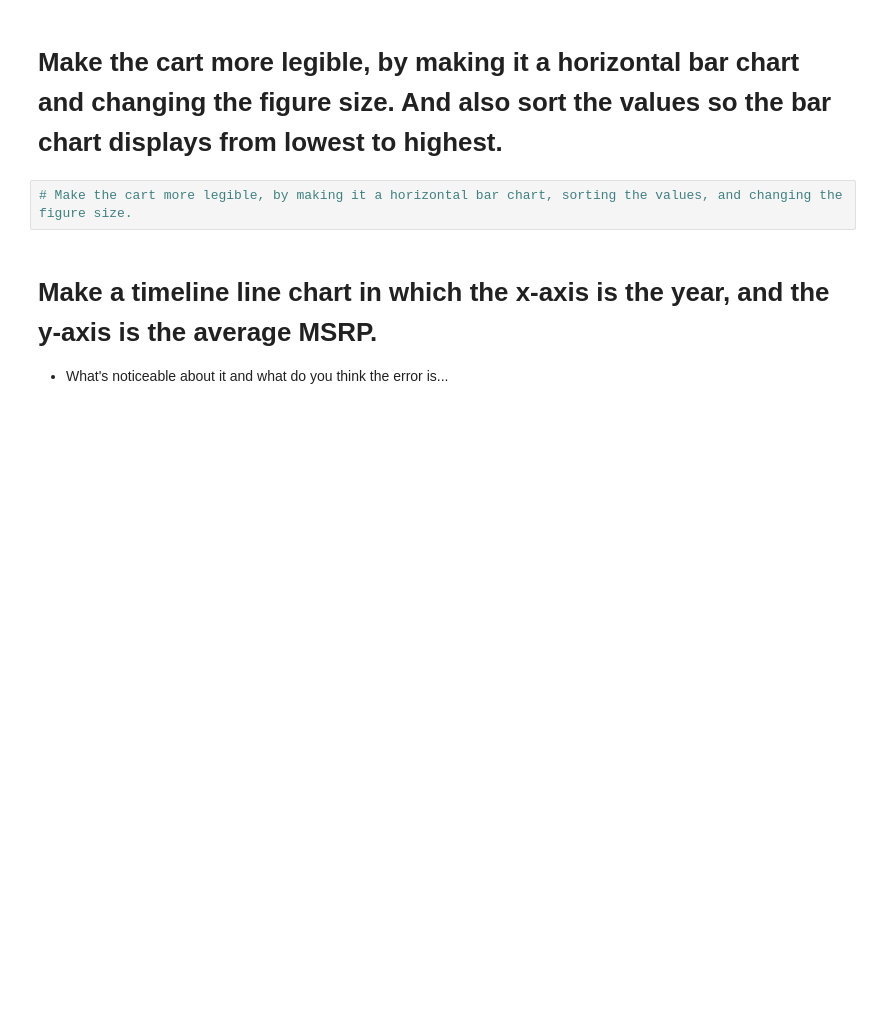
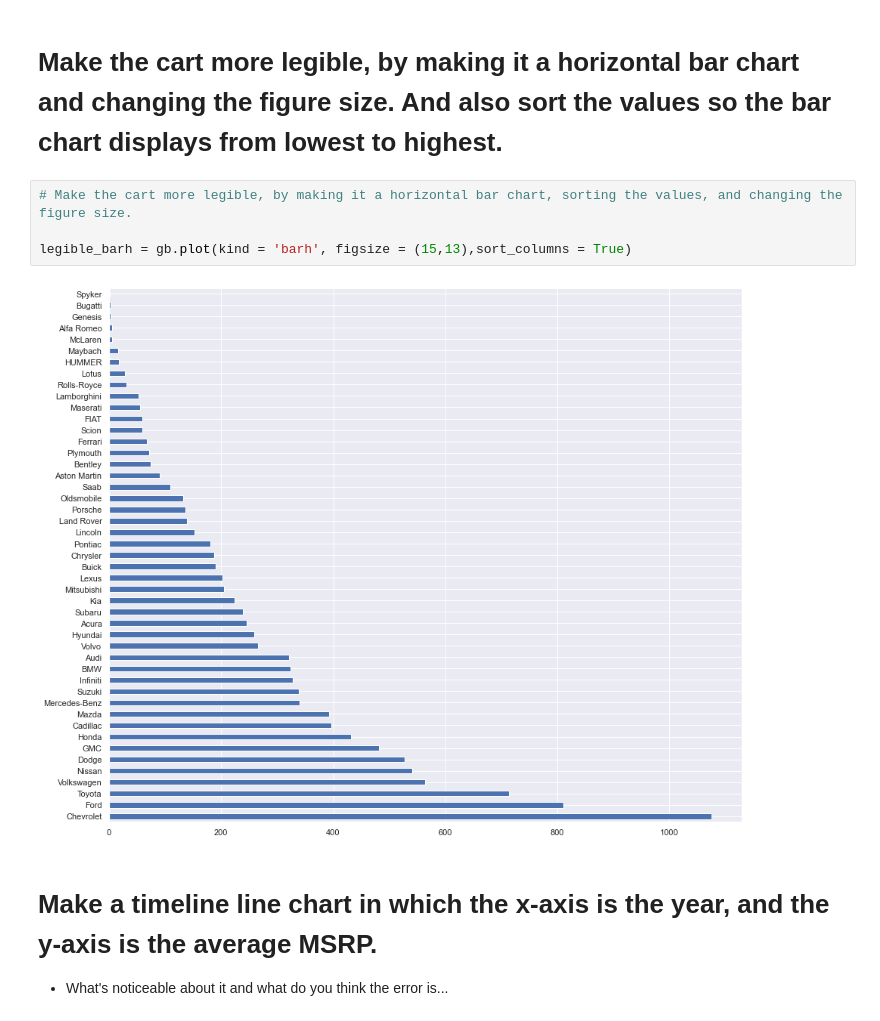
Before and after one commit to SameerProjects/2022-fall-data-science, a Jupyter notebook: Week-02-EDA/Exercise-EDA.ipynb, the cells around one changed output. Drawn from its saved outputs; the diff is of its cells as text; blank space fills up the shorter version.

```diff
--- a/Week-02-EDA/Exercise-EDA.ipynb
+++ b/Week-02-EDA/Exercise-EDA.ipynb
@@ -133,6 +132,10 @@ gb.plot(kind = 'barh')
 # Make the cart more legible, by making it a horizontal bar chart and changing the figure size.  And also sort the values so the bar chart displays from lowest to highest.
 # %%
 # Make the cart more legible, by making it a horizontal bar chart, sorting the values, and changing the figure size.
+
+legible_barh = gb.plot(kind = 'barh', figsize = (15,13),sort_columns = True)
+# %% [output]
+[figure, added]
 # %% [markdown]
 # Make a timeline line chart in which the x-axis is the year, and the y-axis is the average MSRP.
 * What's noticeable about it and what do you think the error is...
```
Also changed, not shown: parts of 2 cells of this notebook.
